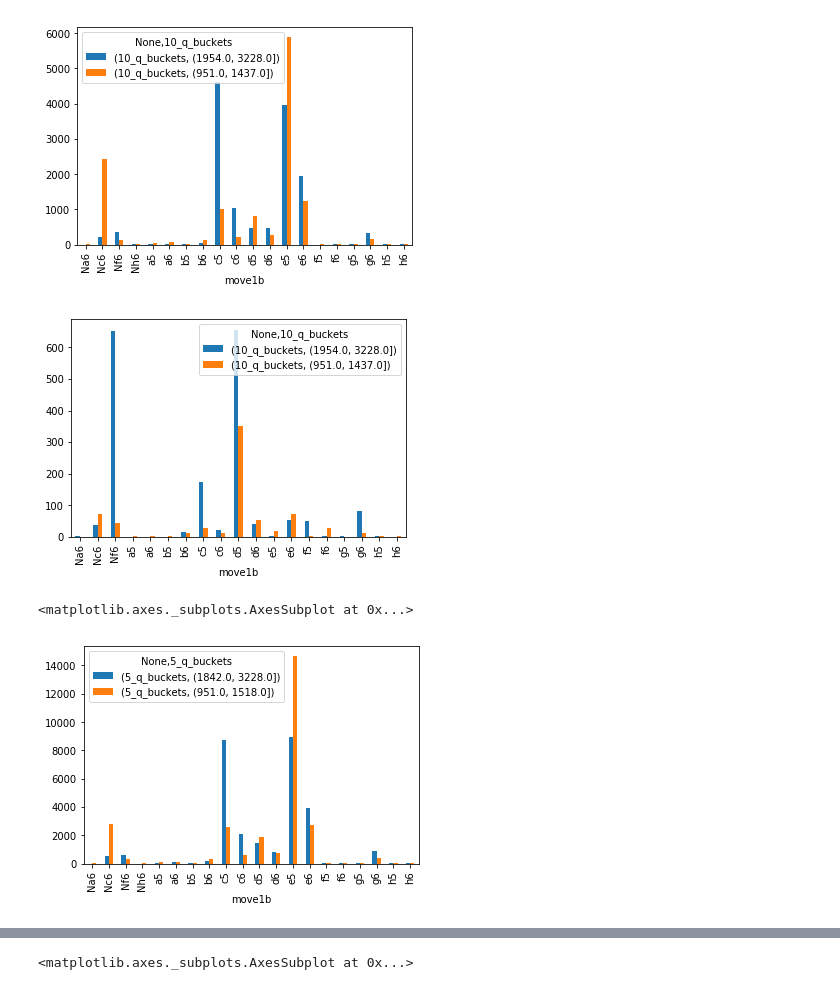
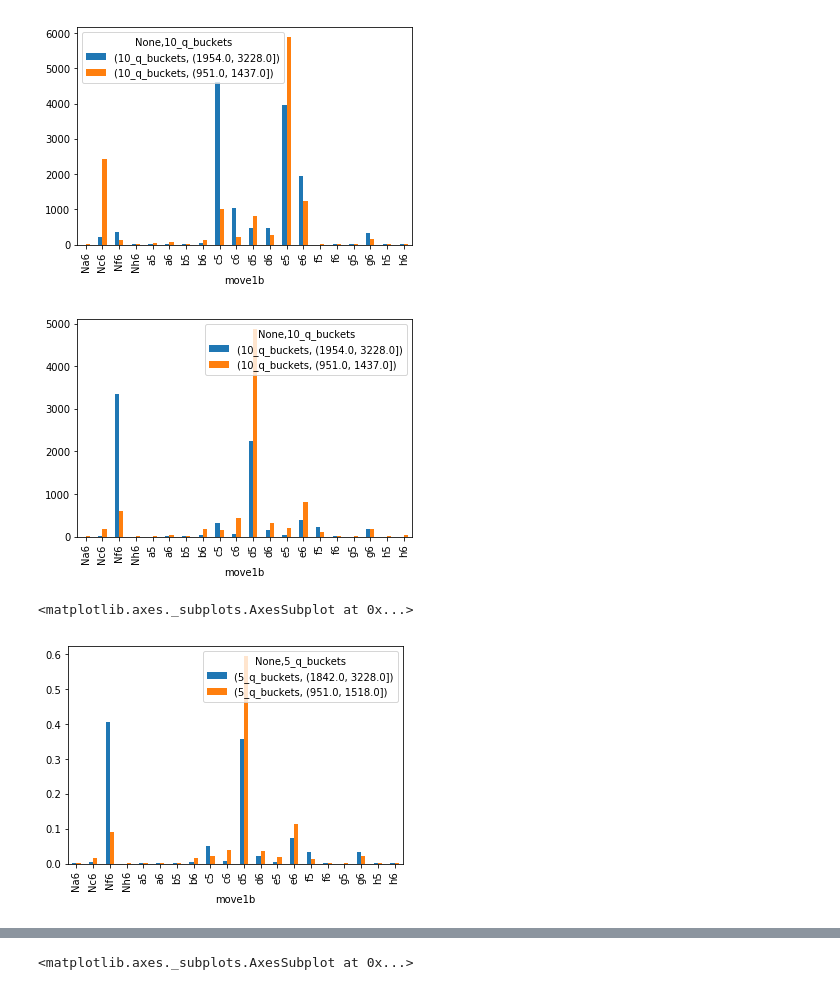
Before and after one commit to crawftv/chessdb, a Jupyter notebook: FICS_exploration.ipynb, the cells around one changed output, grey strips where cells are left out. Drawn from its saved outputs; the diff is of its cells as text; code cells hidden in the pictures.

```diff
--- a/FICS_exploration.ipynb
+++ b/FICS_exploration.ipynb
@@ -120,11 +123,13 @@ a[a['move1w'] == 'e4'].groupby(['move1b','10_q_buckets']).agg({'10_q_buckets' :
 def move1b(move1w):
     a[a['move1w'] == str(move1w)].groupby(['move1b','10_q_buckets']).agg({'10_q_buckets' : np.size}).unstack(level=1).plot(kind='bar')
 # %%
-move1b('Nf3')
+move1b('d4')
 # %% [output]
-[figure, old version]
+[figure, new version]
 # %%
-b[b['move1w'] == 'e4'].groupby(['move1b','5_q_buckets']).agg({'5_q_buckets' : np.size}).unstack(level=1).plot(kind='bar')
+d =b[b['move1w'] == 'd4'].groupby(['move1b','5_q_buckets']).agg({'5_q_buckets' : np.size})
+d = d / d.groupby(level=1).sum()
+d.unstack(level=1).plot(kind='bar')
 # %% [output]
 <matplotlib.axes._subplots.AxesSubplot at 0x...>
-[figure, old version]
+[figure, new version]
```
Also changed, not shown: parts of 16 cells of this notebook, 6 other files.
